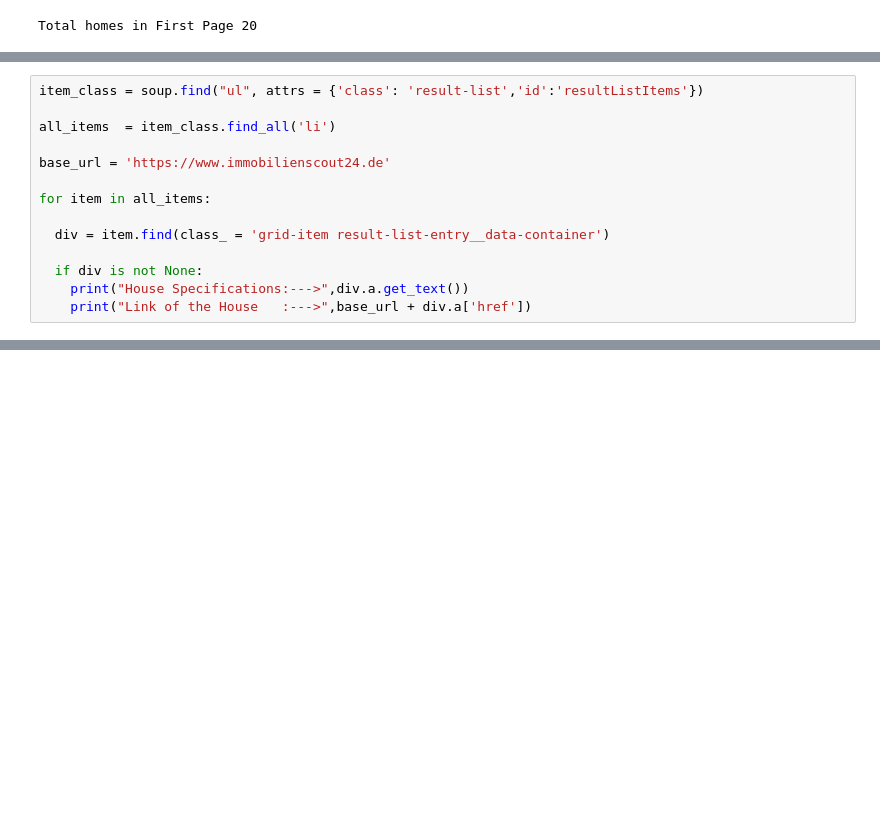
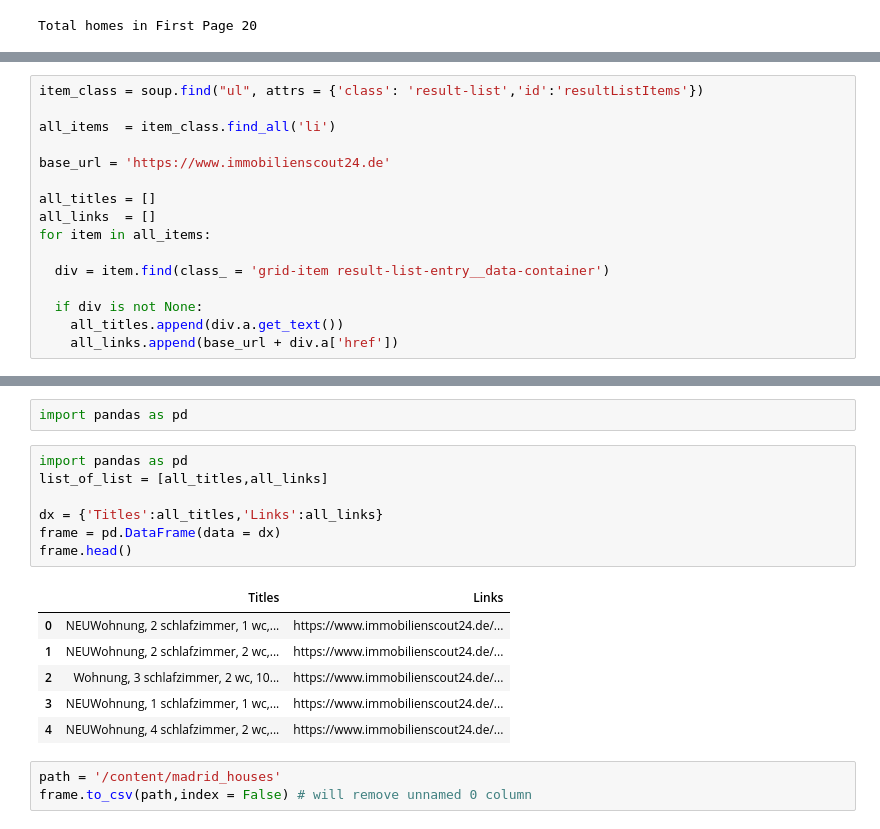
Before and after one commit to Dummy-Bug/WebScraping, a Jupyter notebook: 4 Scraping Houses in Madrid/House_in_Madrid.ipynb, the cells around one changed output, grey strips where cells are left out. Cells and saved outputs as stored; diff of their text form; blank space fills up the shorter version.

```diff
--- a/4 Scraping Houses in Madrid/House_in_Madrid.ipynb
+++ b/4 Scraping Houses in Madrid/House_in_Madrid.ipynb
@@ -105,10 +105,12 @@ all_items  = item_class.find_all('li')
 
 base_url = 'https://www.immobilienscout24.de'
 
+all_titles = []
+all_links  = []
 for item in all_items:
 
   div = item.find(class_ = 'grid-item result-list-entry__data-container')
 
   if div is not None:
-    print("House Specifications:--->",div.a.get_text())
-    print("Link of the House   :--->",base_url + div.a['href'])
+    all_titles.append(div.a.get_text())
+    all_links.append(base_url + div.a['href'])
@@ -132,0 +124,19 @@ Link of the House   :---> https://www.immobilienscout24.de/expose/133538738
+# %%
+import pandas as pd
+# %%
+import pandas as pd
+list_of_list = [all_titles,all_links]
+
+dx = {'Titles':all_titles,'Links':all_links}
+frame = pd.DataFrame(data = dx)
+frame.head()
+# %% [output]
+|  | Titles | Links |
+| 0 | NEUWohnung, 2 schlafzimmer, 1 wc,... | https://www.immobilienscout24.de/... |
+| 1 | NEUWohnung, 2 schlafzimmer, 2 wc,... | https://www.immobilienscout24.de/... |
+| 2 | Wohnung, 3 schlafzimmer, 2 wc, 10... | https://www.immobilienscout24.de/... |
+| 3 | NEUWohnung, 1 schlafzimmer, 1 wc,... | https://www.immobilienscout24.de/... |
+| 4 | NEUWohnung, 4 schlafzimmer, 2 wc,... | https://www.immobilienscout24.de/... |
+# %%
+path = '/content/madrid_houses'
+frame.to_csv(path,index = False) # will remove unnamed 0 column
```
Also changed, not shown: parts of 8 cells of this notebook.
